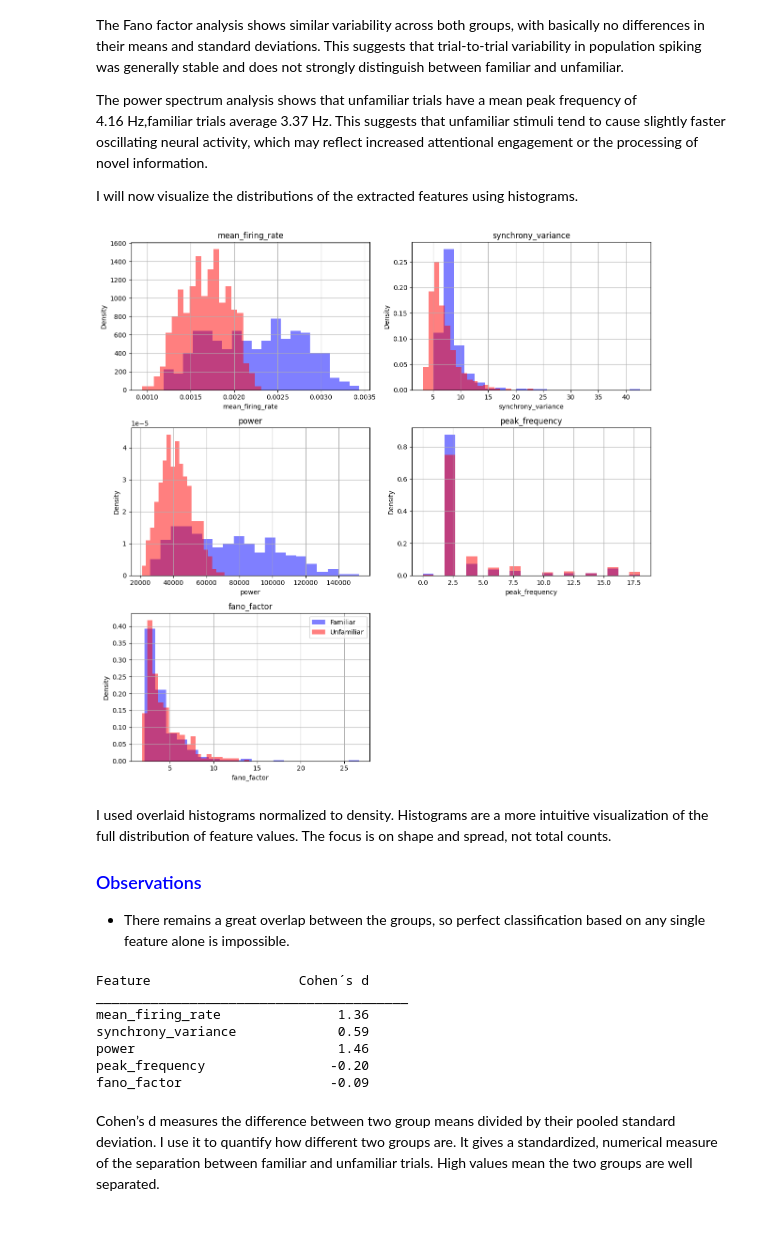
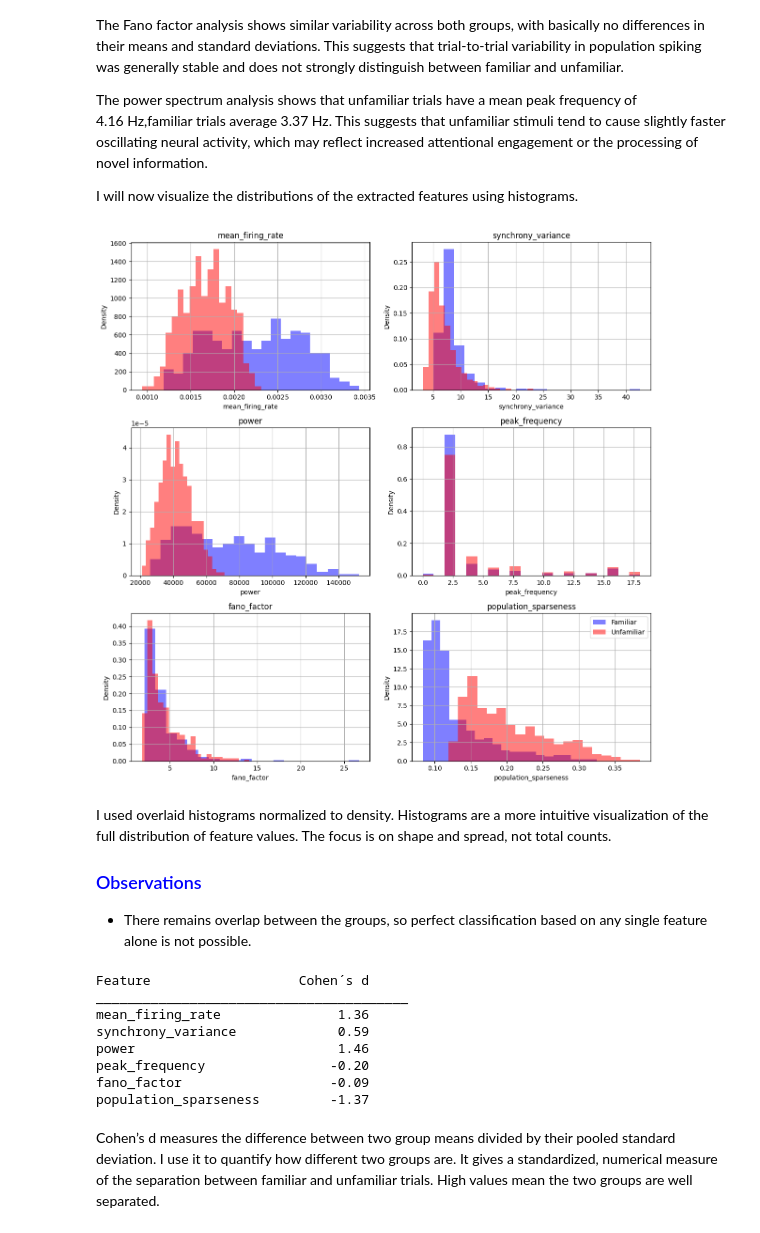
Before and after one commit to wahnsinning/Neuroinformatik_Projekt, a Jupyter notebook: main.ipynb, the cells around one changed output. Saved outputs shown, nothing was run; the diff lists cells and outputs as text; code cells hidden in the pictures.

```diff
--- a/main.ipynb
+++ b/main.ipynb
@@ -130,41 +131,60 @@ def compute_features(X):
     #shape[1] = number of neurons
     #shape[2] = number of timesteps
 
+
+
+
+
     for i in range(n_samples):
+
         x = X[i]
 
         #total spikes
-        total_spikes = np.sum(x)
+        #total_spikes = np.sum(x)
 
-        #mean firing rate
+        #mean firing rate-----------------------
         firing_rate= np.sum(x,axis=1) /x.shape[1]
-        mean_firing_rate = np.mean(firing_rate)
 
+        mean_firing_rate = np.mean(firing_rate, axis=0)
+
+
+        # hier vielleicht später noch firing rate pro timestep?
         #mean_firing_rate = total_spikes / (x.shape[0] * x.shape[1])
 
-        # hier vielleicht noch firing rate pro timestep
+        #total spikes per neuron
+        neuron_sums = np.sum(x, axis=1)
+
+        #population sparseness-------------------
+        if np.sum(neuron_sums) == 0:
+            population_sparseness = 0
+        else:
+            numerator = (np.mean(neuron_sums))**2
+            denominator = np.mean(neuron_sums**2)
+            population_sparseness = numerator / denominator
 
 
-        #synchrony variance
+        #synchrony variance---------------------
         total_spikes_per_time = np.sum(x, axis=0)
         synchrony_variance = np.var(total_spikes_per_time)
 
-         # Fano Factor
+        #Fano Factor-----------------------------
         mean_spikes = np.mean(total_spikes_per_time)
         var_spikes = np.var(total_spikes_per_time)
         fano_factor = var_spikes / mean_spikes
 
-        #fast forurier transormation------------------------------------------------------------------
+
+
+        #fast forurier transormation----------------------------
 
         #apply fft
         fft = np.fft.fft(total_spikes_per_time)
         fft = fft[:len(fft)//2]#keep only positive frequencies
 
-        #power--------------------------
+        #power-----------------------------------
 
         power = np.mean(np.abs(fft[:20]) ** 2)#only first 20 bins(40Hz)
 
-        #peak frequency-----------------
+        #peak frequency-------------------------
 
         #i remove the mean from the total spikes because else shows peak frequencies at 0 (DC component)
         total_spikes_per_time = total_spikes_per_time - np.mean(total_spikes_per_time)
@@ -194,7 +214,8 @@ def compute_features(X):
             'synchrony_variance': synchrony_variance,
             'power': power,
             'peak_frequency': peak_frequency,
-            'fano_factor': fano_factor
+            'fano_factor': fano_factor,
+            'population_sparseness': population_sparseness,
         }
 
         features.append(sample_features)
@@ -367,35 +403,35 @@ def plot_feature_distributions(features, y, feature_list):
     n_cols = 2 #how many plots per row
     n_rows = (n_features + n_cols - 1) // n_cols #compute rows automatically B)
 
     fig, axes = plt.subplots(n_rows, n_cols, figsize=(12, 4 * n_rows))
     axes = axes.flatten() #flatten to make it easy to index
 
     for idx, feature_name in enumerate(feature_list):
         fam_values = features.loc[y == 1, feature_name].values
         unfam_values = features.loc[y == 0, feature_name].values
 
         ax = axes[idx]
         ax.hist(fam_values, bins=20, alpha=0.5, label='Familiar', color='blue', density=True)# density=True here the histogram gets normalized
         ax.hist(unfam_values, bins=20, alpha=0.5, label='Unfamiliar', color='red', density=True)
         ax.set_title(f"{feature_name}")
         ax.set_xlabel(feature_name)
         ax.set_ylabel("Density")
         ax.grid(True)
 
     #hide empty subplots
     for i in range(idx + 1, len(axes)):
         fig.delaxes(axes[i])
 
     plt.tight_layout()
     plt.legend()
     plt.show()
 
 
-feature_list = ['mean_firing_rate', 'synchrony_variance', 'power', 'peak_frequency', 'fano_factor']
+feature_list = ['mean_firing_rate', 'synchrony_variance', 'power', 'peak_frequency', 'fano_factor', 'population_sparseness']
 
 plot_feature_distributions(features, y, feature_list)
 # %% [output]
-[figure, old version]
+[figure, new version]
 # %% [markdown]
 I used overlaid histograms normalized to density.
 Histograms are a more intuitive visualization of the full distribution of feature values.
@@ -403,7 +439,7 @@ The focus is on shape and spread, not total counts.
 
 ### <span style="color:blue;">Observations</span>
 
-- There remains a great overlap between the groups, so perfect classification based on any single feature alone is impossible.
+- There remains overlap between the groups, so perfect classification based on any single feature alone is not possible.
 # %%
 ######################## Compute Cohen's d ########################
 
@@ -415,7 +451,6 @@ def cohen_d(x, y):
     d = (mean_x - mean_y) / pooled_std#
     return d
 
-feature_list = ['mean_firing_rate', 'synchrony_variance', 'power', 'peak_frequency', 'fano_factor']
 
 print(f"{'Feature':<25}{'Cohen´s d':>10}")
 print("_" * 40)
@@ -435,6 +470,7 @@ synchrony_variance             0.59
 power                          1.46
 peak_frequency                -0.20
 fano_factor                   -0.09
+population_sparseness         -1.37
 # %% [markdown]
 Cohen’s d measures the difference between two group means divided by their pooled standard deviation.
 I use it to quantify how different two groups are.
```
Also changed, not shown: parts of 24 cells of this notebook.
